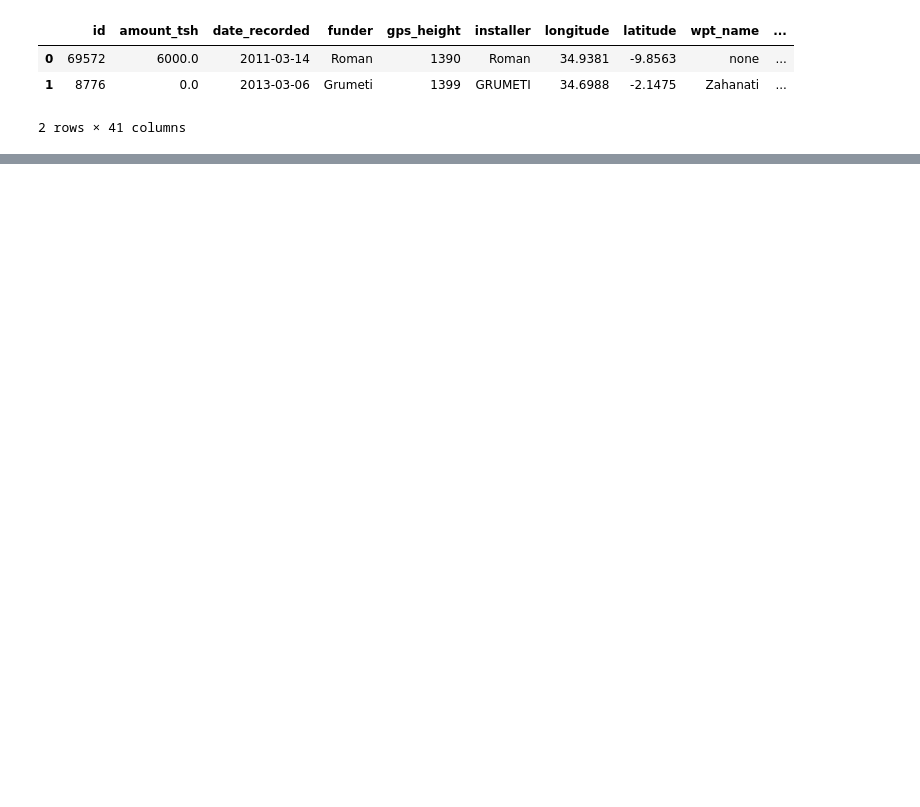
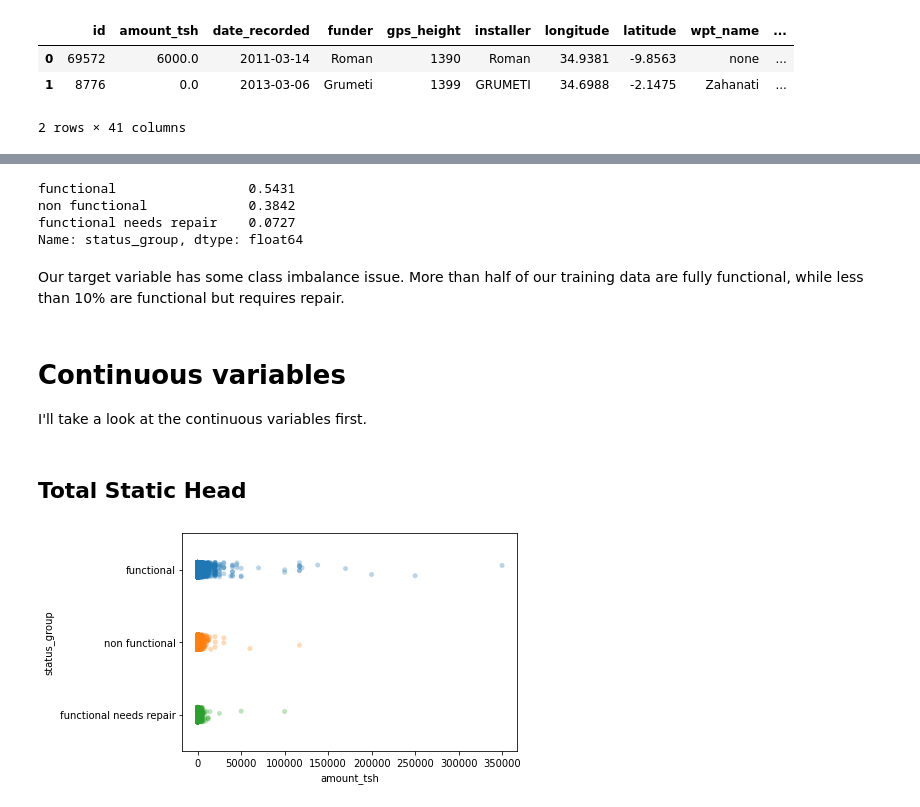
Before and after one commit to stereopickle/Tanzanian_water_pump_classificationn, a Jupyter notebook: 020.Exploratory_Data_Analysis.ipynb, the cells around one changed output, grey strips where cells are left out. Cells and saved outputs as stored; diff of their text form; code cells hidden in the pictures; blank space fills up the shorter version.

```diff
--- a/020.Exploratory_Data_Analysis.ipynb
+++ b/020.Exploratory_Data_Analysis.ipynb
@@ -19,0 +54,21 @@ df.head(2)
+# %%
+df.status_group.value_counts(normalize = True)
+# %% [output]
+functional                 0.5431
+non functional             0.3842
+functional needs repair    0.0727
+Name: status_group, dtype: float64
+# %% [markdown]
+Our target variable has some class imbalance issue.
+More than half of our training data are fully functional, while less than 10% are functional but requires repair.
+# %% [markdown]
+# Continuous variables
+I'll take a look at the continuous variables first.
+# %% [markdown]
+## Total Static Head
+# %%
+sns.stripplot(x = 'amount_tsh', y = 'status_group', data = df,
+             alpha = 0.3)
+plt.show()
+# %% [output]
+[figure, added]
```
Also changed, not shown: parts of 43 cells of this notebook.
